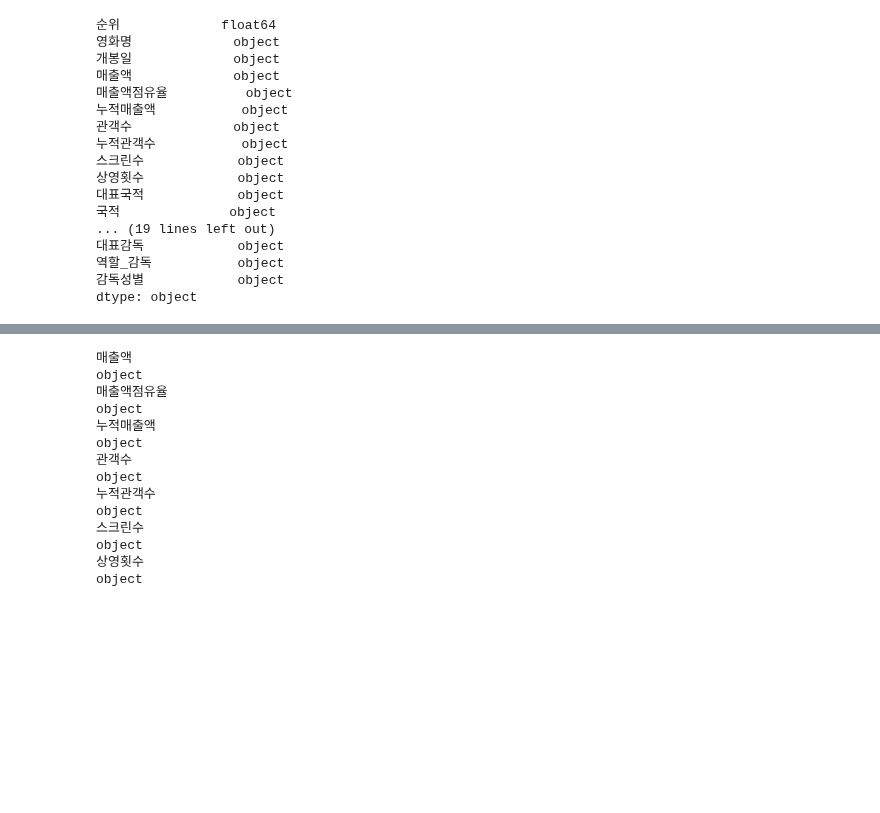
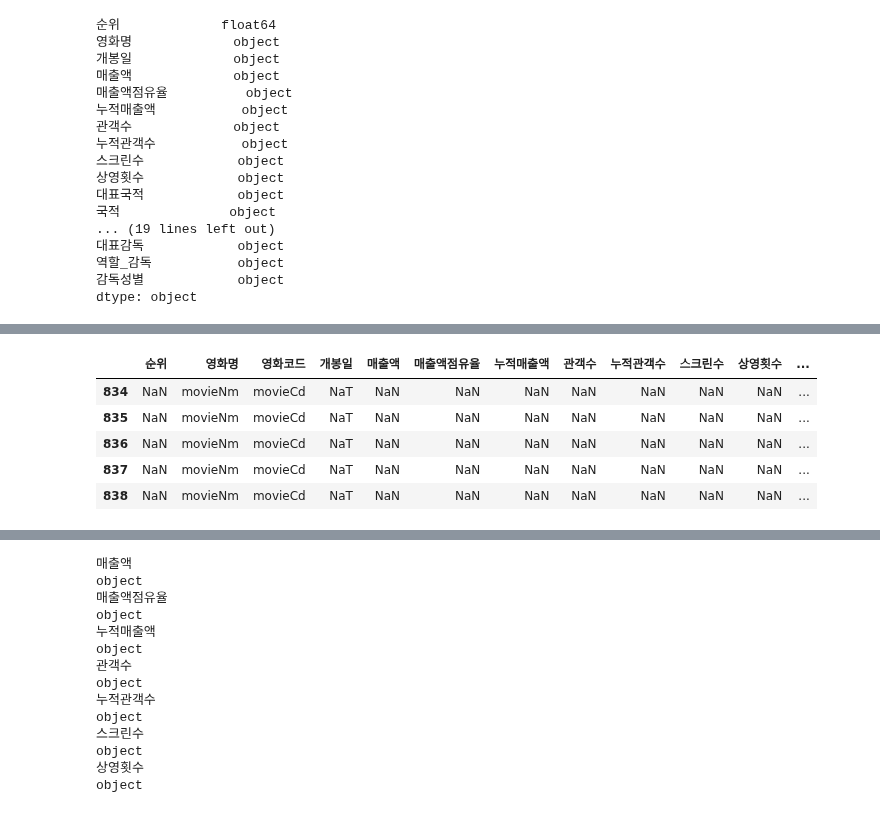
Before and after one commit to kim4pb/Female-led-Korean-Films, a Jupyter notebook: 02.EDA/F-rated_correlation.ipynb, the cells around one changed output, grey strips where cells are left out. Drawn from its saved outputs; the diff is of its cells as text; code cells hidden in the pictures; blank space fills up the shorter version.

```diff
--- a/02.EDA/F-rated_correlation.ipynb
+++ b/02.EDA/F-rated_correlation.ipynb
@@ -46,0 +69,9 @@ dtype: object
+# %%
+df.tail()
+# %% [output]
+|  | 순위 | 영화명 | 영화코드 | 개봉일 | 매출액 | 매출액점유율 | 누적매출액 | 관객수 | 누적관객수 | 스크린수 | 상영횟수 | ... |
+| 834 | NaN | movieNm | movieCd | NaT | NaN | NaN | NaN | NaN | NaN | NaN | NaN | ... |
+| 835 | NaN | movieNm | movieCd | NaT | NaN | NaN | NaN | NaN | NaN | NaN | NaN | ... |
+| 836 | NaN | movieNm | movieCd | NaT | NaN | NaN | NaN | NaN | NaN | NaN | NaN | ... |
+| 837 | NaN | movieNm | movieCd | NaT | NaN | NaN | NaN | NaN | NaN | NaN | NaN | ... |
+| 838 | NaN | movieNm | movieCd | NaT | NaN | NaN | NaN | NaN | NaN | NaN | NaN | ... |
```
Also changed, not shown: parts of 17 cells of this notebook.
